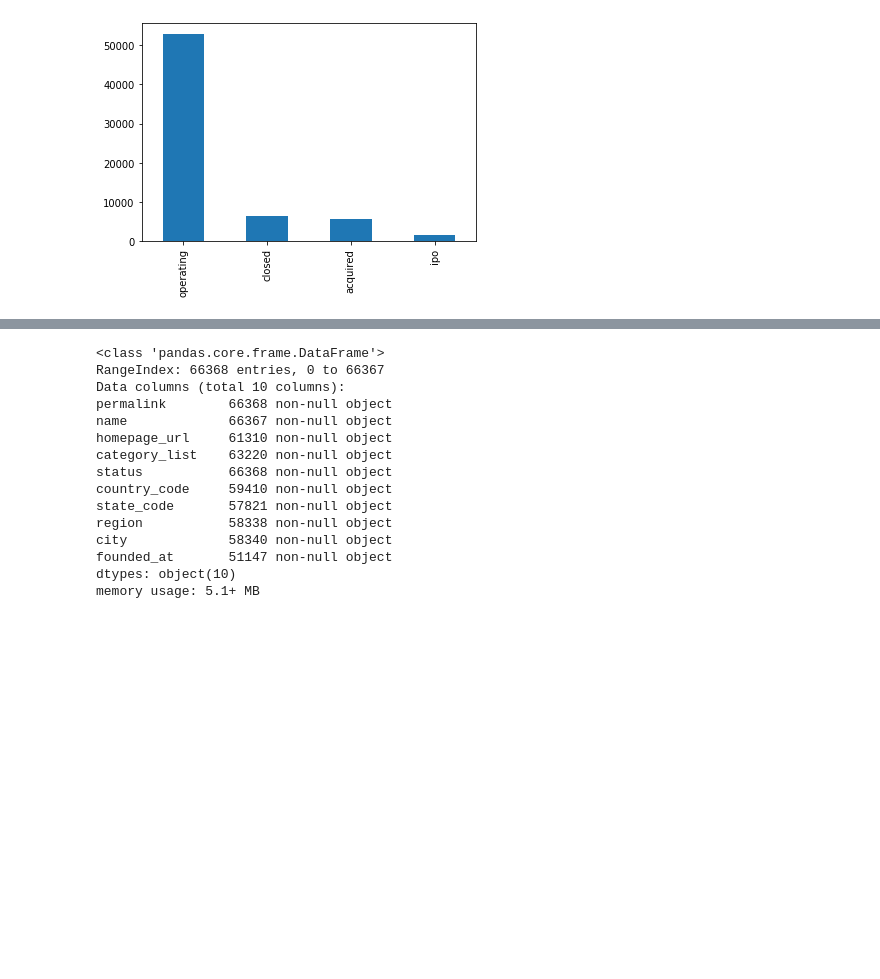
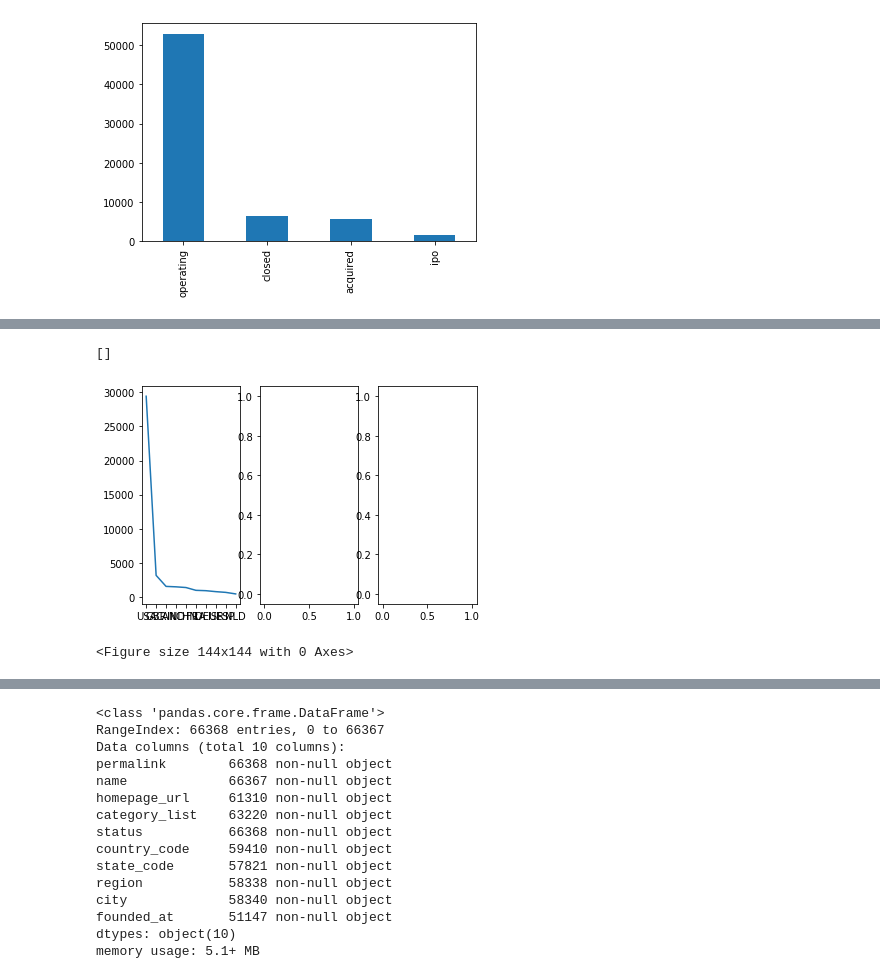
Before and after one commit to Akshaychikara/Company-s-Investment-Strategy---DS-Problem, a Jupyter notebook: Comapny's Investment Strategy.ipynb, the cells around one changed output, grey strips where cells are left out. Drawn from its saved outputs; the diff is of its cells as text; code cells hidden in the pictures; blank space fills up the shorter version.

```diff
--- a/Comapny's Investment Strategy.ipynb
+++ b/Comapny's Investment Strategy.ipynb
@@ -86,0 +77,20 @@ pandas.core.groupby.generic.DataFrameGroupBy
+# %%
+# contory wise companies those are in different status
+comp_operating = company[company['status']=='operating'].groupby(['country_code'])['name'].count()
+comp_operating = comp_operating.sort_values(ascending = False).head(10)
+
+comp_acquired = company[company['status']=='acquired'].groupby(['country_code'])['name'].count()
+comp_acquired = comp_acquired.sort_values(ascending = False).head(10)
+
+comp_ipo = company[company['status']=='ipo'].groupby(['country_code'])['name'].count()
+comp_ipo = comp_ipo.sort_values(ascending = False).head(10)
+
+# fig, ax = plt.subplots(1,3)
+# fig= plt.figure(figsize=(2,2))
+# ax[0].plot(comp_operating)
+# ax[1].plot()
+# ax[2].plot()
+# %% [output]
+[]
+[figure, added]
+<Figure size 144x144 with 0 Axes>
```
Also changed, not shown: parts of 10 cells of this notebook.
